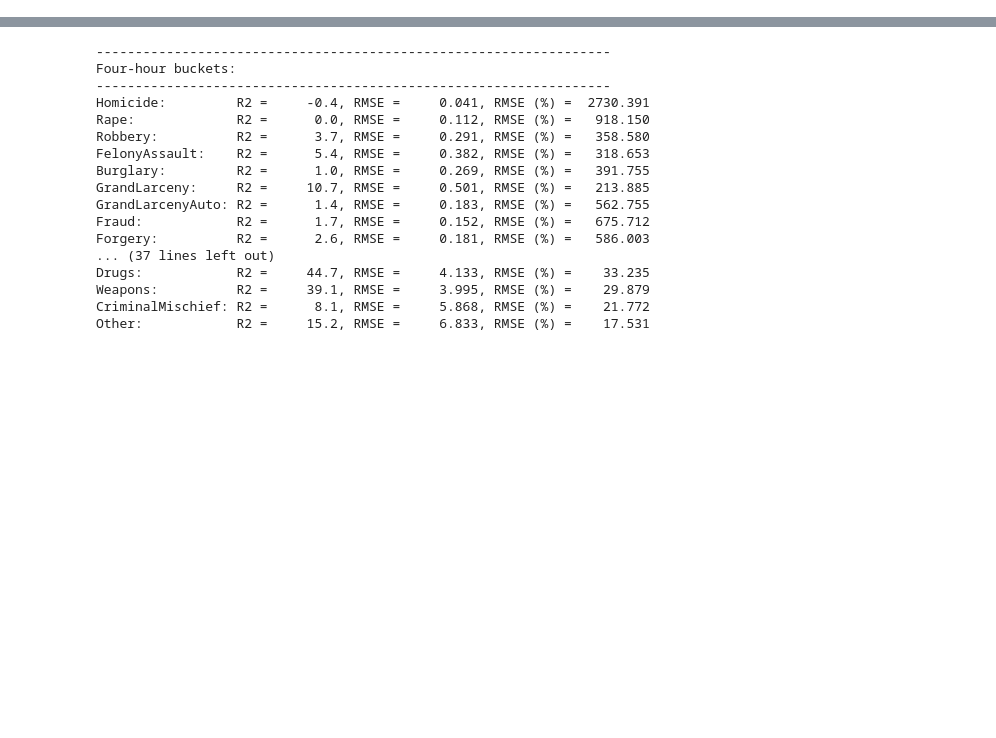
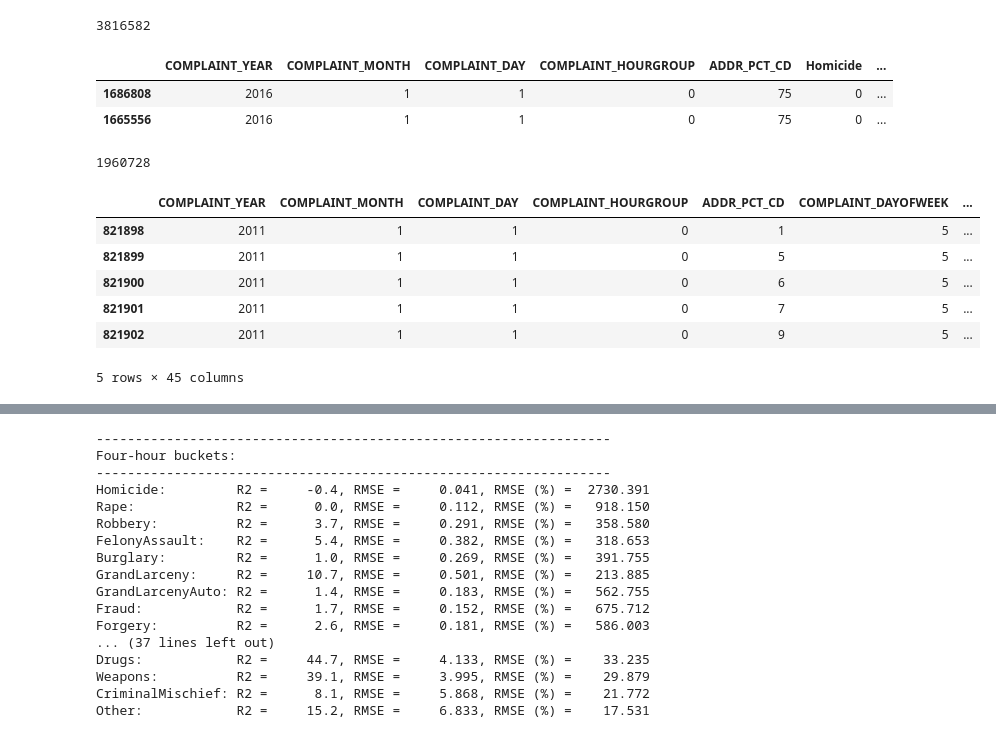
Before and after one commit to oracleofnj/precrime, a Jupyter notebook: exploratory-notebooks/Predictions_Hybrid_2017.ipynb, the cells around one changed output, grey strips where cells are left out. Cells and saved outputs as stored; diff of their text form; code cells hidden in the pictures; blank space fills up the shorter version.

```diff
--- a/exploratory-notebooks/Predictions_Hybrid_2017.ipynb
+++ b/exploratory-notebooks/Predictions_Hybrid_2017.ipynb
@@ -103,6 +153,39 @@ crime_data_test = load_all_data(data_path='../precrime_data/'
                            , pivot_file='pivoted_felonies_2017.csv' )
 
 crime_data = pd.concat([crime_data_train, crime_data_test])
+# %%
+len(crime_data)
+# %% [output]
+3816582
+# %%
+crime_data[
+    (crime_data['COMPLAINT_YEAR'] == 2016) &
+    (crime_data['COMPLAINT_MONTH'] == 1) &
+    (crime_data['COMPLAINT_DAY'] == 1) &
+    (crime_data['COMPLAINT_HOURGROUP'] == 0) &
+    (crime_data['ADDR_PCT_CD'] == 75)
+][[
+    'COMPLAINT_YEAR', 'COMPLAINT_MONTH', 'COMPLAINT_DAY', 'COMPLAINT_HOURGROUP', 'ADDR_PCT_CD',
+    'Homicide', 'GrandLarceny', 'Robbery', 'Burglary'
+]]
+# %% [output]
+|  | COMPLAINT_YEAR | COMPLAINT_MONTH | COMPLAINT_DAY | COMPLAINT_HOURGROUP | ADDR_PCT_CD | Homicide | ... |
+| 1686808 | 2016 | 1 | 1 | 0 | 75 | 0 | ... |
+| 1665556 | 2016 | 1 | 1 | 0 | 75 | 0 | ... |
+# %%
+len(crime_data_test)
+# %% [output]
+1960728
+# %%
+crime_data_test[crime_data_test['COMPLAINT_YEAR'] == 2011].head()
+# %% [output]
+|  | COMPLAINT_YEAR | COMPLAINT_MONTH | COMPLAINT_DAY | COMPLAINT_HOURGROUP | ADDR_PCT_CD | COMPLAINT_DAYOFWEEK | ... |
+| 821898 | 2011 | 1 | 1 | 0 | 1 | 5 | ... |
+| 821899 | 2011 | 1 | 1 | 0 | 5 | 5 | ... |
+| 821900 | 2011 | 1 | 1 | 0 | 6 | 5 | ... |
+| 821901 | 2011 | 1 | 1 | 0 | 7 | 5 | ... |
+| 821902 | 2011 | 1 | 1 | 0 | 9 | 5 | ... |
+5 rows × 45 columns
 # %%
 str_date = datetime.datetime.strptime('2017-01-01', '%Y-%m-%d')
 end_date = datetime.datetime.strptime('2017-07-01', '%Y-%m-%d')
```
Also changed, not shown: parts of 6 cells of this notebook, 1 other file.
